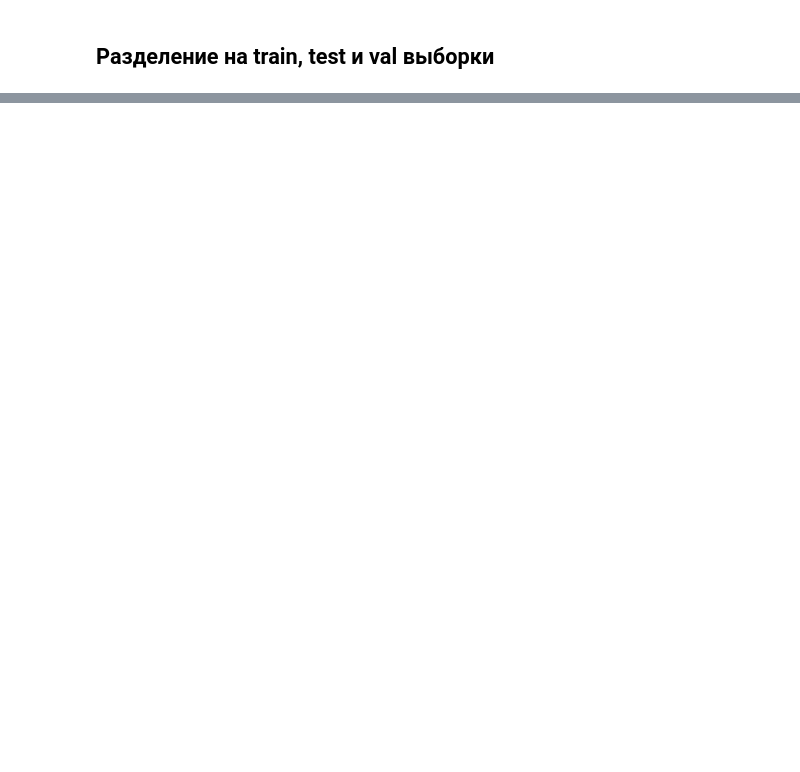
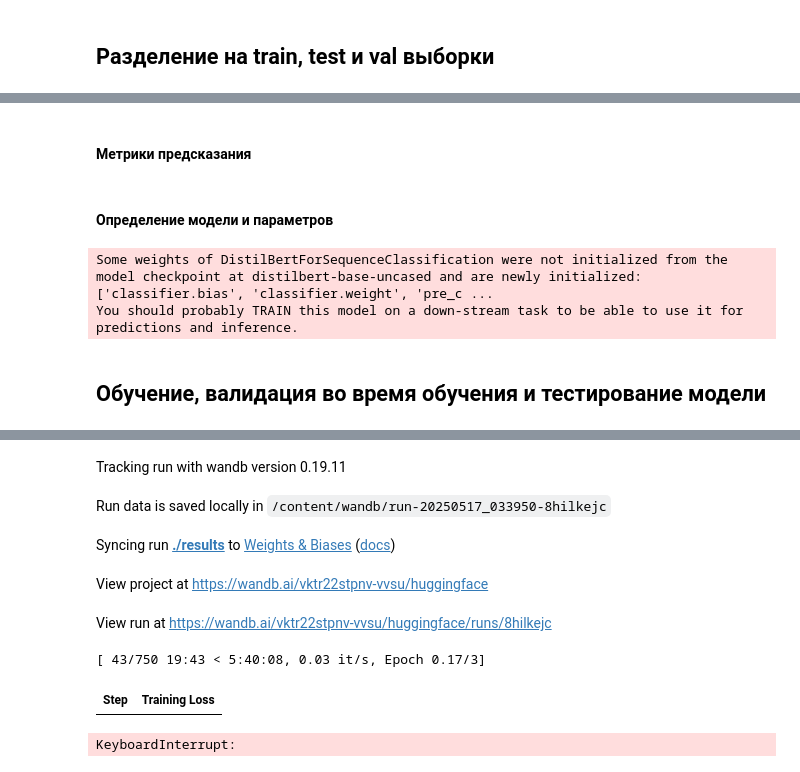
Before and after one commit to Vicky-0222/NLP, a Jupyter notebook: lab5.ipynb, the cells around one changed output, grey strips where cells are left out. Drawn from its saved outputs; the diff is of its cells as text; code cells hidden in the pictures; blank space fills up the shorter version.

```diff
--- a/lab5.ipynb
+++ b/lab5.ipynb
@@ -182,0 +229,11 @@ print(val_data)
+# %%
+model_name = "distilbert-base-uncased"
+tokenizer = AutoTokenizer.from_pretrained(model_name)
+
+def tokenize_function(examples):
+    return tokenizer(examples["overview"], truncation=True, padding="max_length")
+
+
+tokenized_train = train_dataset.map(tokenize_function, batched=True)
+tokenized_val = val_dataset.map(tokenize_function, batched=True)
+tokenized_test = test_dataset.map(tokenize_function, batched=True)
@@ -182,0 +246,40 @@ print(val_data)
+# %% [markdown]
+#### Метрики предсказания
+# %%
+def compute_metrics(eval_pred):
+    logits, labels = eval_pred
+    predictions = np.argmax(logits, axis=-1)
+    return {
+        'accuracy': accuracy_score(labels, predictions),
+        'f1': f1_score(labels, predictions, average='weighted')
+    }
+# %% [markdown]
+#### Определение модели и параметров
+# %%
+model = AutoModelForSequenceClassification.from_pretrained(model_name, num_labels=len(label_encoder.classes_))
+
+training_args = TrainingArguments(
+    output_dir="./results",
+    learning_rate=2e-5,
+    per_device_train_batch_size=8,
+    per_device_eval_batch_size=8,
+    num_train_epochs=3,
+    weight_decay=0.01,
+    metric_for_best_model="f1",
+)
+# %% [output]
+Some weights of DistilBertForSequenceClassification were not initialized from the model checkpoint at distilbert-base-uncased and are newly initialized: ['classifier.bias', 'classifier.weight', 'pre_c ...
+You should probably TRAIN this model on a down-stream task to be able to use it for predictions and inference.
+# %% [markdown]
+## Обучение, валидация во время обучения и тестирование модели
+# %%
+trainer = Trainer(
+    model=model,
+    args=training_args,
+    train_dataset=tokenized_train,
+    eval_dataset=tokenized_val,
+    compute_metrics=compute_metrics,
+)
+
+trainer.train()
+# %% [output]
@@ -182,0 +288,8 @@ print(val_data)
+Tracking run with wandb version 0.19.11
+Run data is saved locally in /content/wandb/run-20250517_033950-8hilkejc
+Syncing run ./results to Weights & Biases (docs)
+View project at https://wandb.ai/vktr22stpnv-vvsu/huggingface
+View run at https://wandb.ai/vktr22stpnv-vvsu/huggingface/runs/8hilkejc
+[ 43/750 19:43 < 5:40:08, 0.03 it/s, Epoch 0.17/3]
+| Step | Training Loss |
+KeyboardInterrupt:
```
Also changed, not shown: parts of 25 cells of this notebook.
